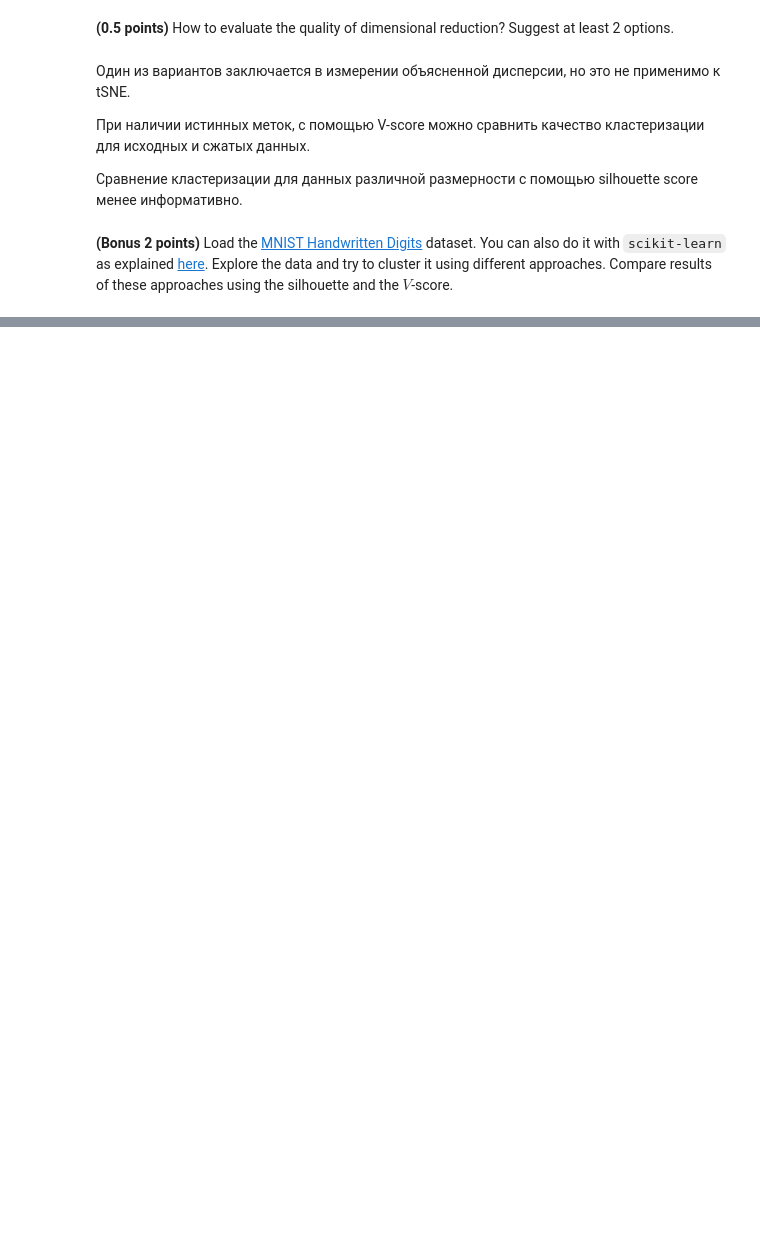
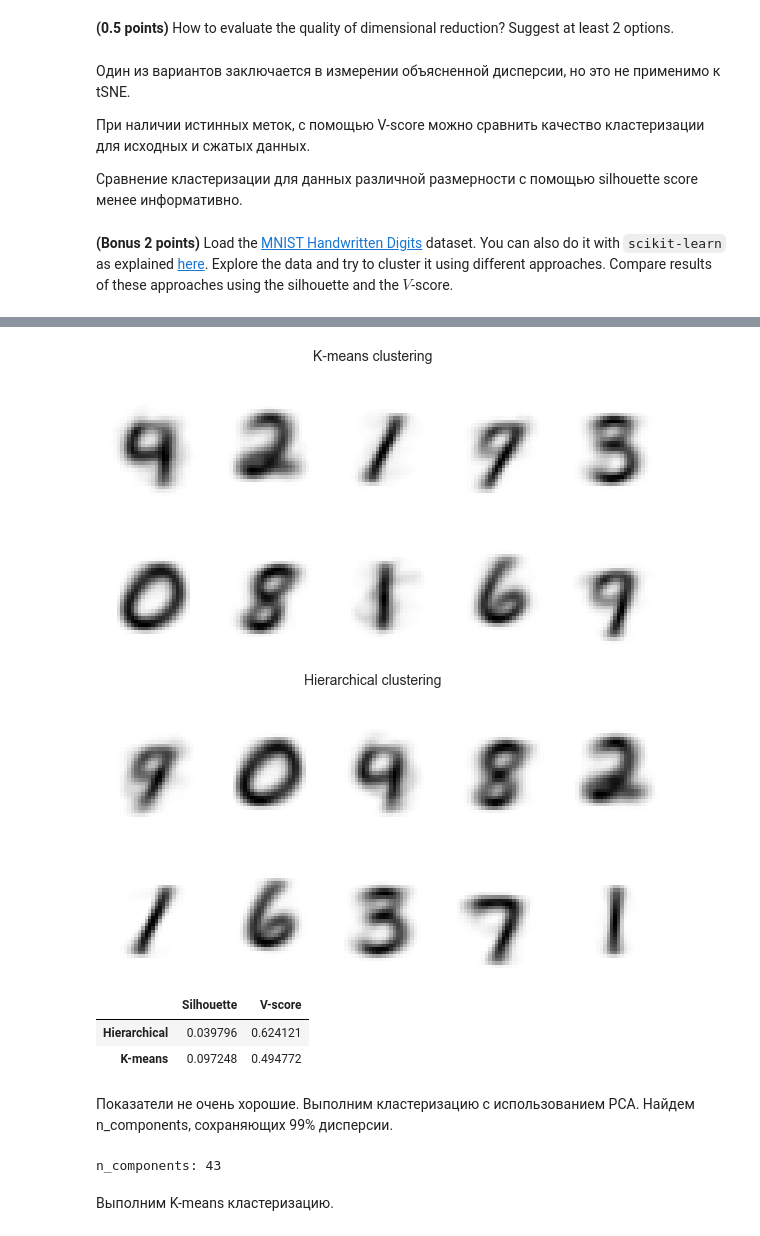
Before and after one commit to askv1/ML-1, a Jupyter notebook: clustering.ipynb, the cells around one changed output, grey strips where cells are left out. Drawn from its saved outputs; the diff is of its cells as text; code cells hidden in the pictures; blank space fills up the shorter version.

```diff
--- a/clustering.ipynb
+++ b/clustering.ipynb
@@ -538,0 +589,77 @@ K-means может при неудачной инициализации може
+# %%
+km = KMeans(n_clusters=10, n_init=10, random_state=42)
+km.fit(X)
+
+agg = AgglomerativeClustering(n_clusters=10)
+agg.fit(X)
+
+Ck = km.cluster_centers_.reshape(10, 28, 28)
+
+fig, axes = plt.subplots(2, 5, figsize=(10, 5))
+
+for ax, img in zip(axes.flatten(), Ck):
+
+    ax.set_xticks([])
+    ax.set_yticks([])
+
+    ax.imshow(img, cmap=plt.cm.gray_r)
+
+fig.suptitle('K-means clustering', fontsize=14);
+
+Ch = np.zeros((10, 28*28))
+
+for cn in range(10):
+    c = X[agg.labels_ == cn].mean(axis=0)
+    Ch[cn] = c
+
+Ch = Ch.reshape(10, 28, 28)
+
+fig, axes = plt.subplots(2, 5, figsize=(10, 5))
+
+for ax, img in zip(axes.flatten(), Ch):
+
+    ax.set_xticks([])
+    ax.set_yticks([])
+
+    ax.imshow(img, cmap=plt.cm.gray_r)
+
+fig.suptitle('Hierarchical clustering', fontsize=14);
+# %% [output]
+[figure, added]
+[figure, added]
+# %%
+sc = [silhouette_score(X, agg.labels_, metric='sqeuclidean'),
+      silhouette_score(X, km.predict(X), metric='sqeuclidean'),
+      v_measure_score(y, agg.labels_),
+      v_measure_score(y, km.predict(X))]
+
+pd.DataFrame(data = {'Silhouette' : [sc[0], sc[1]], 'V-score' : [sc[2], sc[3]]},
+             index=['Hierarchical', 'K-means'])
+# %% [output]
+|  | Silhouette | V-score |
+| Hierarchical | 0.039796 | 0.624121 |
+| K-means | 0.097248 | 0.494772 |
+# %% [markdown]
+Показатели не очень хорошие. Выполним кластеризацию с использованием PCA. Найдем n_components, сохраняющих 99% дисперсии.
+# %%
+from sklearn.decomposition import PCA
+
+B = X - X.mean(axis=0)
+C = (B.T @ B) / (B.shape[0] - 1)
+
+pca = PCA(n_components=C.shape[0])
+pca.fit(C)
+
+vr = 0
+
+for i in range(C.shape[0]):
+    vr += pca.explained_variance_ratio_[i]
+
+    if vr >= 0.99:
+        Xpr = B @ pca.components_[:i+1].T
+        print(f'n_components: {i}')
+        break
+# %% [output]
+n_components: 43
+# %% [markdown]
+Выполним K-means кластеризацию.
```
Also changed, not shown: parts of 23 cells of this notebook.
